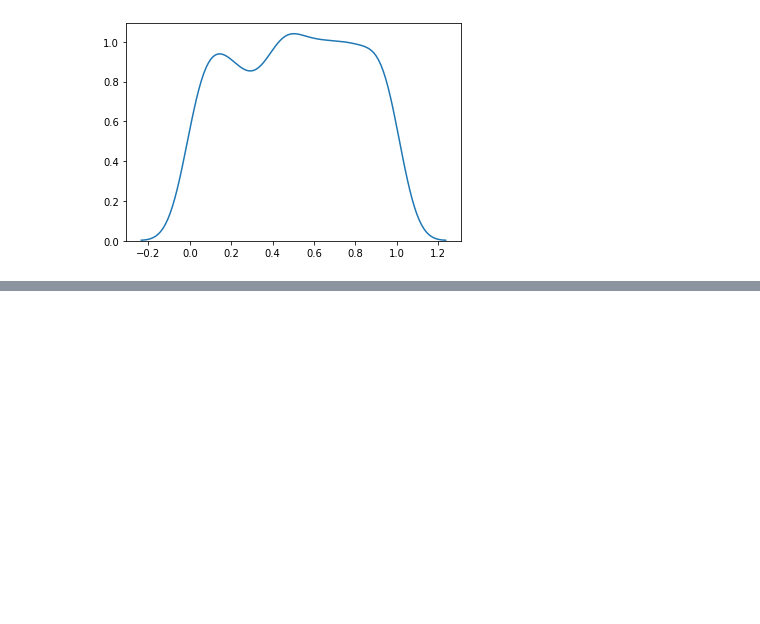
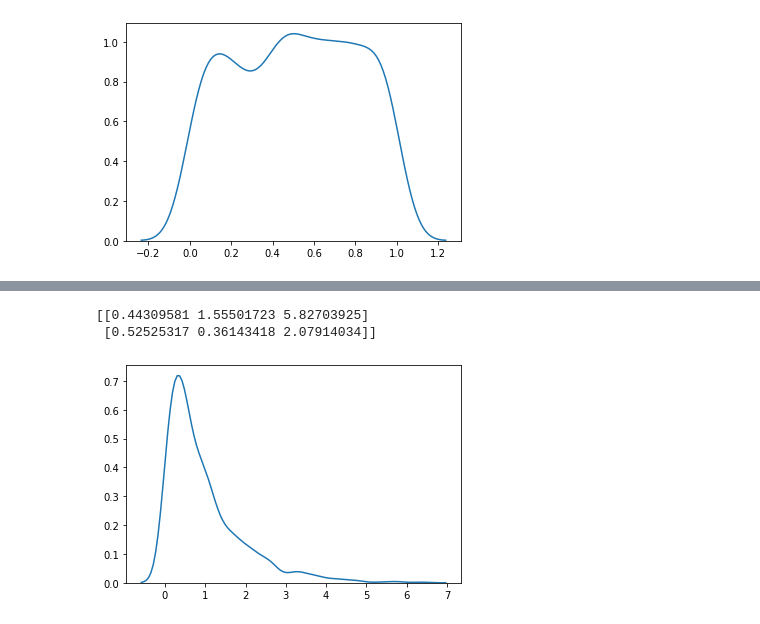
Before and after one commit to victoryapcheeann/numpy101, a Jupyter notebook: numpy101.ipynb, the cells around one changed output, grey strips where cells are left out. Cells and saved outputs as stored; diff of their text form; code cells hidden in the pictures; blank space fills up the shorter version.

```diff
--- a/numpy101.ipynb
+++ b/numpy101.ipynb
@@ -1489,0 +1551,17 @@ plt.show()
+# %%
+# Draw out a sample for exponential distribution with 2.0 scale with 2x3 size:
+
+x = random.exponential(scale=2, size=(2, 3))
+
+print(x)
+# %% [output]
+[[0.44309581 1.55501723 5.82703925]
+ [0.52525317 0.36143418 2.07914034]]
+# %%
+# Visualization of Exponential Distribution
+
+sns.distplot(random.exponential(size=1000), hist=False)
+
+plt.show()
+# %% [output]
+[figure, added]
```
Also changed, not shown: parts of 21 cells of this notebook.
